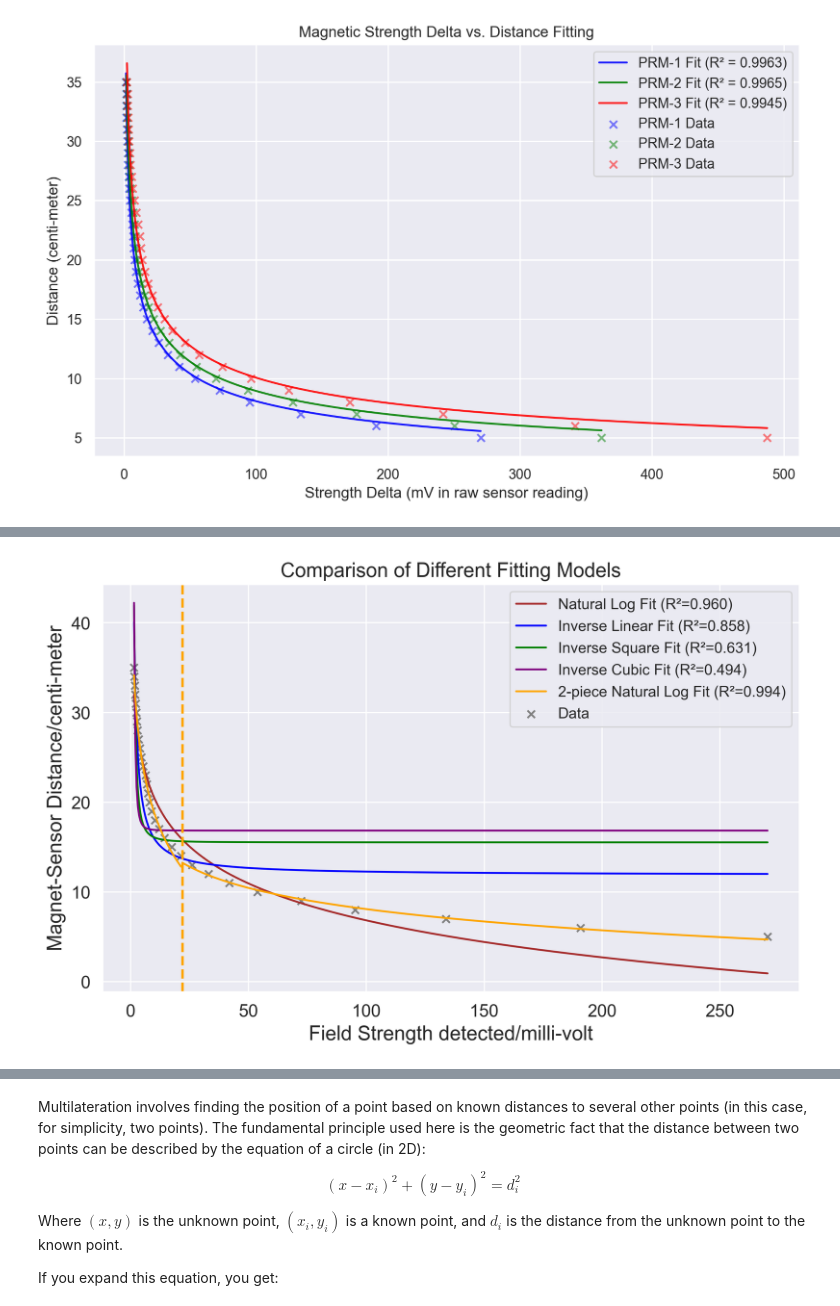
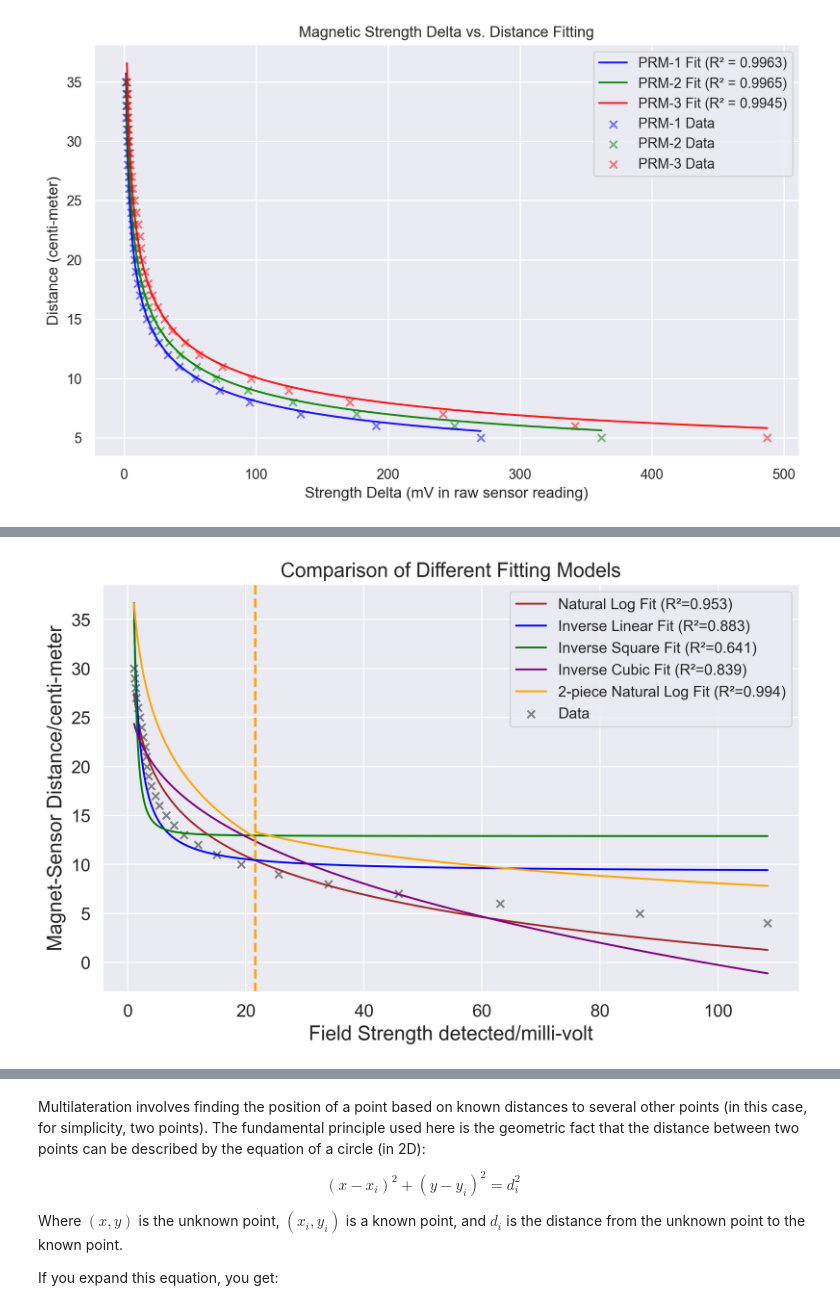
Before and after one commit to CodyWangYaohui/EcoMAT, a Jupyter notebook: data_analysis/multi-lateration-for-magnet-localisation.ipynb, the cells around one changed output, grey strips where cells are left out. Cells and saved outputs as stored; diff of their text form; code cells hidden in the pictures.

```diff
--- a/data_analysis/multi-lateration-for-magnet-localisation.ipynb
+++ b/data_analysis/multi-lateration-for-magnet-localisation.ipynb
@@ -213,9 +110,0 @@ True
-# %%
-def compute_r_squared(y_true, y_pred):
-    # Total sum of squares
-    ss_tot = np.sum((y_true - np.mean(y_true)) ** 2)
-    # Residual sum of squares
-    ss_res = np.sum((y_true - y_pred) ** 2)
-    # R^2 calculation
-    r_squared = 1 - (ss_res / ss_tot)
-    return r_squared
@@ -429,6 +324,9 @@ prlm_coeff = curve_fit(inv_cubic_func, )
 import numpy as np
 import matplotlib.pyplot as plt
 from scipy.optimize import curve_fit
+
+x_values, y_values = analyze_magnet_correlation("./../data/mar-27-prlm-prm-prmm-strength-dist-corr-re-gather/mar-27-prlm-1-1.0cm-resolution-corr-regather.txt", magnet_type='PRLM')
+
 
 
 def piece_wise_fit(threshold, x_values, y_values, func, ):
@@ -504,32 +402,32 @@ r_squared_log = compute_r_squared(y_values, log_func(x_values, *popt_log))
 r_squared_inverse = compute_r_squared(y_values, inverse_func(x_values, *popt_inverse))
 r_squared_inv_square = compute_r_squared(y_values, inv_square_func(x_values, *popt_inv_square))
 r_squared_inv_cubic = compute_r_squared(y_values, inv_cubic_func(x_values, *popt_inv_cubic))
 
 # Plotting all fits
 plt.figure(figsize=(10, 6), dpi=300)
 plt.scatter(x_values, y_values, color='grey', label='Data', marker="x")
 plt.plot(x_dense, y_pred_log, label=f'Natural Log Fit (R²={r_squared_log:.3f})', color='brown')
 plt.plot(x_dense, y_pred_inverse, label=f'Inverse Linear Fit (R²={r_squared_inverse:.3f})', color='blue')
 plt.plot(x_dense, y_pred_inv_square, label=f'Inverse Square Fit (R²={r_squared_inv_square:.3f})', color='green')
 plt.plot(x_dense, y_pred_inv_cubic, label=f'Inverse Cubic Fit (R²={r_squared_inv_cubic:.3f})', color='purple')
 
 # Plotting the logarithmic fit function for data below the threshold
 plt.plot(x_fit_below_values, y_fit_below, color='orange', label=f'2-piece Natural Log Fit (R²=0.994)',)
 
 # Plotting the logarithmic fit function for data above the threshold
 plt.plot(x_fit_above_values, y_fit_above, color='orange', )
 
 # Plot the vertical line at x = 80 mV for the separation
-plt.axvline(x=threshold, color='orange', linestyle='--', linewidth=2, )
+plt.axvline(x=21.6, color='orange', linestyle='--', linewidth=2, )
 
 plt.title('Comparison of Different Fitting Models', fontsize=16,)
 plt.xlabel('Field Strength detected/milli-volt', fontsize=16)
 plt.ylabel('Magnet-Sensor Distance/centi-meter', fontsize=16)
 plt.tick_params(axis='both', which='major', labelsize=14)  # Enlarge major tick labels
 plt.tick_params(axis='both', which='minor', labelsize=14)  # Enlarge minor tick labels if used
 
 plt.legend(fontsize=12)
 plt.grid(True)
 plt.show()
 # %% [output]
-[figure, old version]
+[figure, new version]
```
Also changed, not shown: parts of 42 cells of this notebook, 1 other file.
